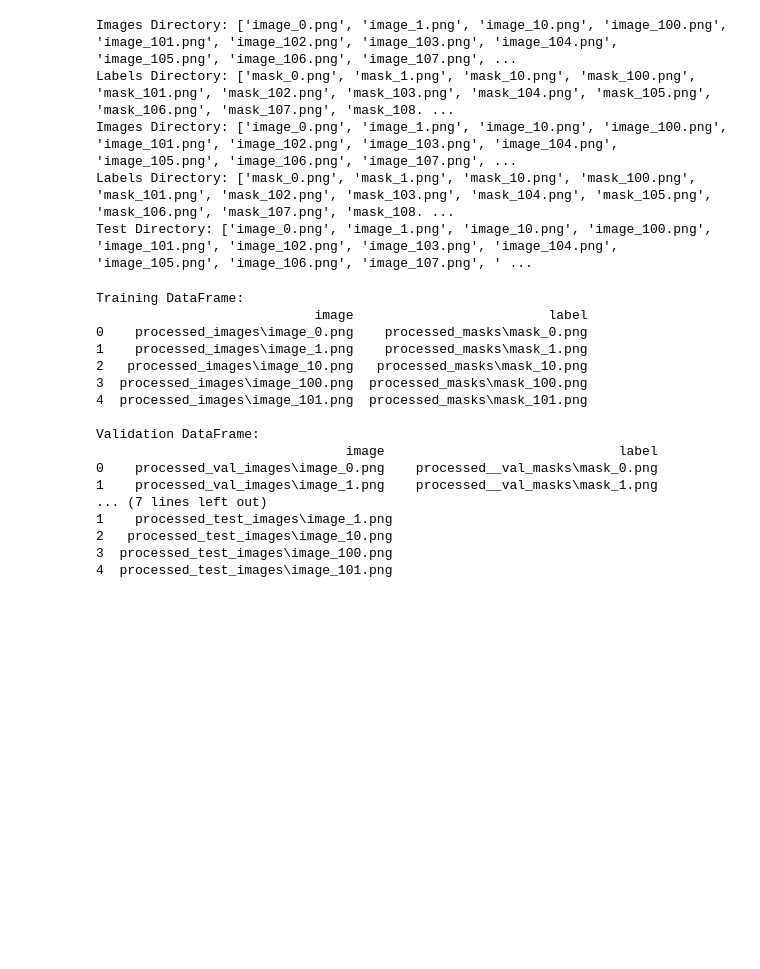
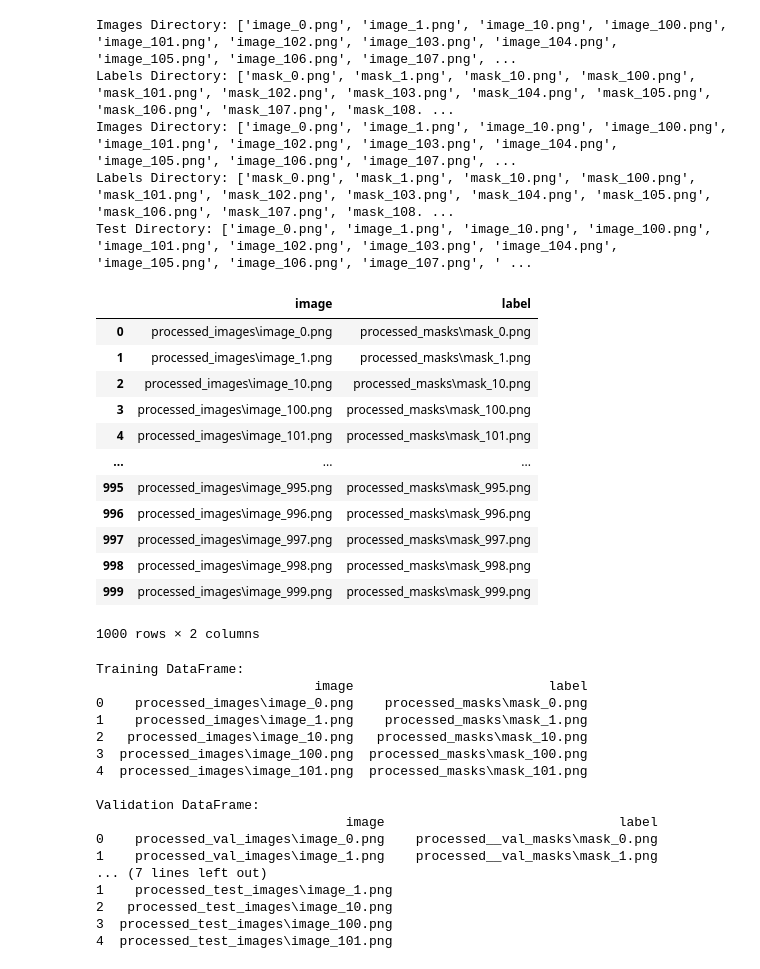
Before and after one commit to ahmedoy/CitySegmentation, a Jupyter notebook: Unet_with_preprocessing/train.ipynb, the cells around one changed output. Cells and saved outputs as stored; diff of their text form; code cells hidden in the pictures; blank space fills up the shorter version.

```diff
--- a/Unet_with_preprocessing/train.ipynb
+++ b/Unet_with_preprocessing/train.ipynb
@@ -101,6 +111,22 @@ def create_dataframe(images_dir, labels_dir=None):
 df_train = create_dataframe(image_train_dir, label_train_dir)
 df_val = create_dataframe(image_val_dir, label_val_dir)
 df_test = create_dataframe(test_dir)
+# %%
+df_train
+# %% [output]
+|  | image | label |
+| 0 | processed_images\image_0.png | processed_masks\mask_0.png |
+| 1 | processed_images\image_1.png | processed_masks\mask_1.png |
+| 2 | processed_images\image_10.png | processed_masks\mask_10.png |
+| 3 | processed_images\image_100.png | processed_masks\mask_100.png |
+| 4 | processed_images\image_101.png | processed_masks\mask_101.png |
+| ... | ... | ... |
+| 995 | processed_images\image_995.png | processed_masks\mask_995.png |
+| 996 | processed_images\image_996.png | processed_masks\mask_996.png |
+| 997 | processed_images\image_997.png | processed_masks\mask_997.png |
+| 998 | processed_images\image_998.png | processed_masks\mask_998.png |
+| 999 | processed_images\image_999.png | processed_masks\mask_999.png |
+1000 rows × 2 columns
 # %%
 # Display the DataFrames
 print("Training DataFrame:")
```
Also changed, not shown: parts of 21 cells of this notebook.
